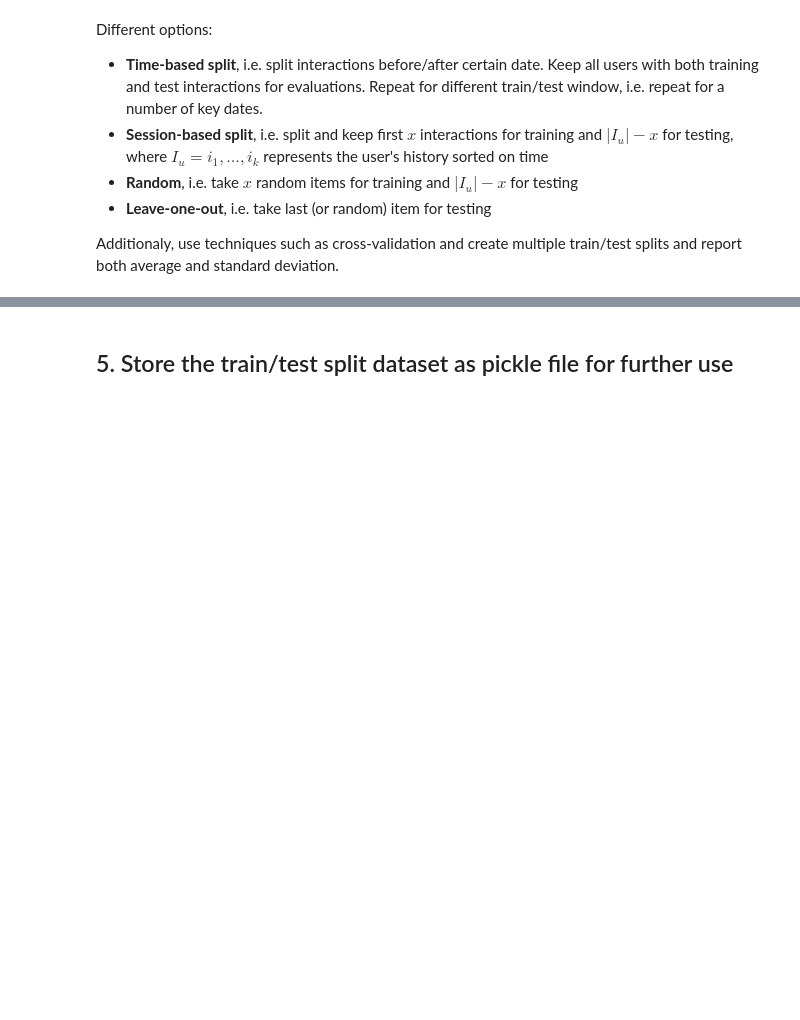
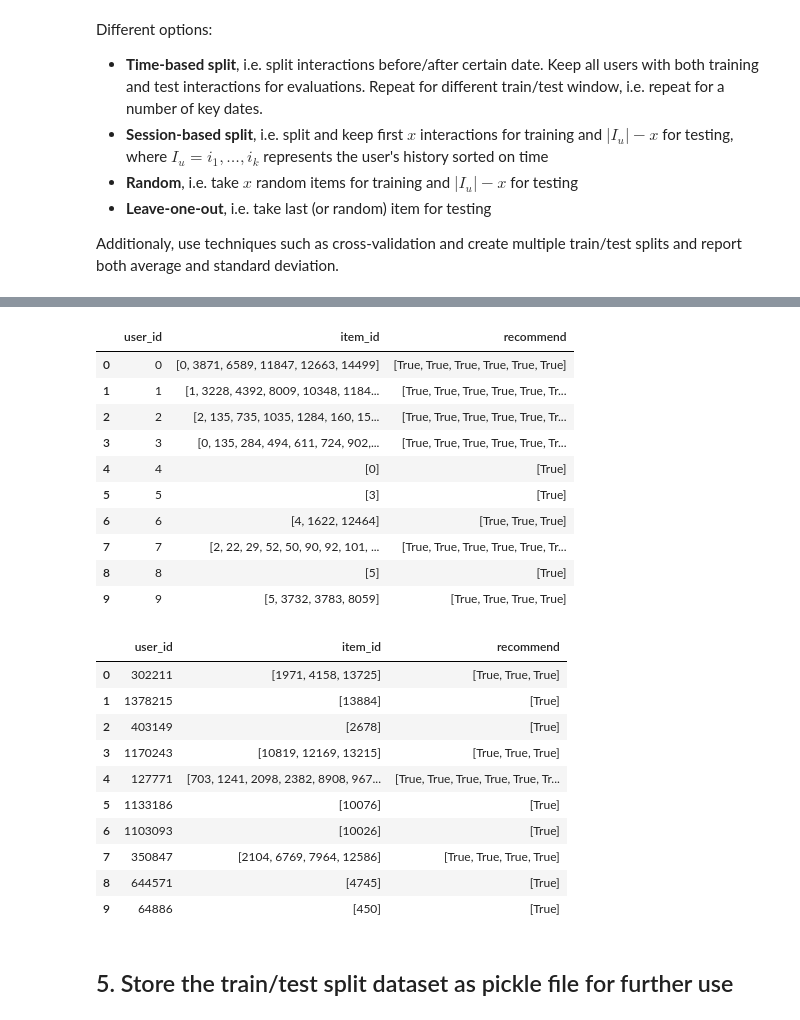
Before and after one commit to stijnrosaer/project-ai, a Jupyter notebook: notebooks/1_preprocess.ipynb, the cells around one changed output, grey strips where cells are left out. Cells and saved outputs as stored; diff of their text form; code cells hidden in the pictures; blank space fills up the shorter version.

```diff
--- a/notebooks/1_preprocess.ipynb
+++ b/notebooks/1_preprocess.ipynb
@@ -156,6 +156,45 @@ sessions_df.head(10)
 | 7 | 7 | [2, 22, 29, 52, 50, 90, 92, 101, ... | [True, True, True, True, True, Tr... | [2, 22, 29, 52, 50, 90, 92, 101, ... | [11747, 11770, 11778, 11782, 1180... |
 | 8 | 8 | [5] | [True] | [] | [5] |
 | 9 | 9 | [5, 3732, 3783, 8059] | [True, True, True, True] | [5, 3732, 3783] | [8059] |
+# %%
+#User-based split:
+sessions_df = interactions_df_processed.groupby(by='user_id', as_index=False)[['item_id', "recommend"]].agg(list)
+display(sessions_df.head(10))
+
+percentage_train = 0.8
+
+# shuffle rows
+sessions_df = sessions_df.sample(frac=1).reset_index(drop=True)
+sessions_count = sessions_df.shape[0]
+train_index = round(percentage_train * sessions_count)
+
+train_df = sessions_df[:train_index].reset_index(drop=True)
+test_df = sessions_df[train_index:].reset_index(drop=True)
+
+train_df.head(10)
+# %% [output]
+|  | user_id | item_id | recommend |
+| 0 | 0 | [0, 3871, 6589, 11847, 12663, 14499] | [True, True, True, True, True, True] |
+| 1 | 1 | [1, 3228, 4392, 8009, 10348, 1184... | [True, True, True, True, True, Tr... |
+| 2 | 2 | [2, 135, 735, 1035, 1284, 160, 15... | [True, True, True, True, True, Tr... |
+| 3 | 3 | [0, 135, 284, 494, 611, 724, 902,... | [True, True, True, True, True, Tr... |
+| 4 | 4 | [0] | [True] |
+| 5 | 5 | [3] | [True] |
+| 6 | 6 | [4, 1622, 12464] | [True, True, True] |
+| 7 | 7 | [2, 22, 29, 52, 50, 90, 92, 101, ... | [True, True, True, True, True, Tr... |
+| 8 | 8 | [5] | [True] |
+| 9 | 9 | [5, 3732, 3783, 8059] | [True, True, True, True] |
+|  | user_id | item_id | recommend |
+| 0 | 302211 | [1971, 4158, 13725] | [True, True, True] |
+| 1 | 1378215 | [13884] | [True] |
+| 2 | 403149 | [2678] | [True] |
+| 3 | 1170243 | [10819, 12169, 13215] | [True, True, True] |
+| 4 | 127771 | [703, 1241, 2098, 2382, 8908, 967... | [True, True, True, True, True, Tr... |
+| 5 | 1133186 | [10076] | [True] |
+| 6 | 1103093 | [10026] | [True] |
+| 7 | 350847 | [2104, 6769, 7964, 12586] | [True, True, True, True] |
+| 8 | 644571 | [4745] | [True] |
+| 9 | 64886 | [450] | [True] |
 # %% [markdown]
 ## 5. Store the train/test split dataset as pickle file for further use
 # %%
```
Also changed, not shown: parts of 1 cell of this notebook, 6 other files.
